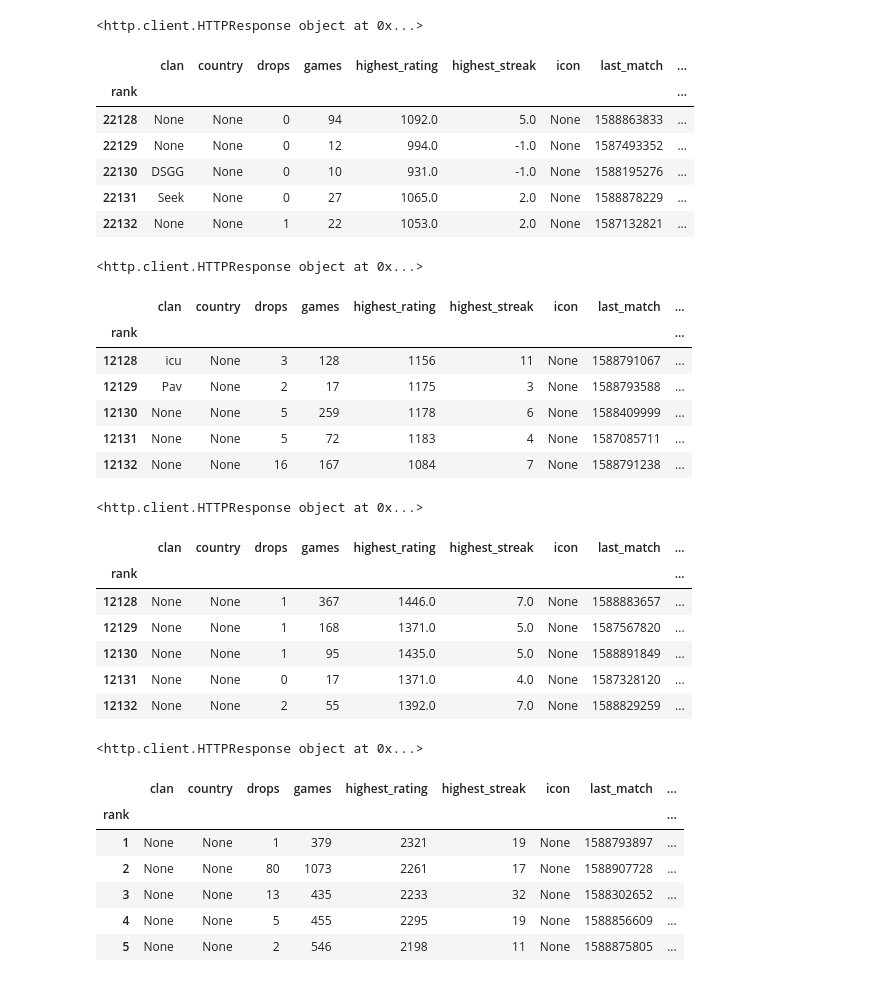
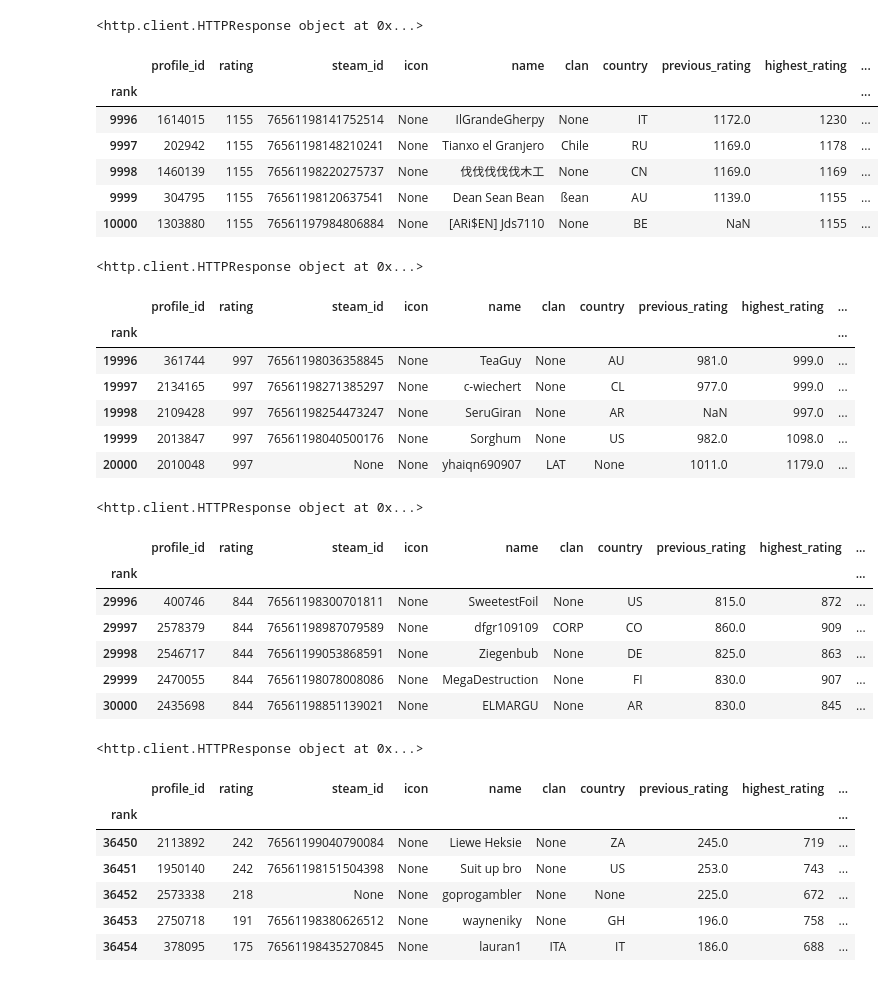
Before and after one commit to DIaDaynaDay/Age-Of-Empires-2-DE, a Jupyter notebook: data obtaining.ipynb, the cells around one changed output. Saved outputs shown, nothing was run; the diff lists cells and outputs as text; code cells hidden in the pictures.

Commit message:
Obtained new data, but now prediction models don't work, will fix later

```diff
--- a/data obtaining.ipynb
+++ b/data obtaining.ipynb
@@ -3,7 +3,7 @@ import urllib
 import json                 # Used to load data into JSON format
 from pprint import pprint   # pretty-print
 # %%
-url = "https://aoe2.net/api/leaderboard?game=aoe2de&leaderboard_id=3&start=22128&count=10000"
+url = "https://aoe2.net/api/leaderboard?game=aoe2de&leaderboard_id=3&start=1&count=10000"
 response = urllib.request.urlopen(url)
 print(response)
 # Just an object:   <http.client.HTTPResponse at 0x7f2618123e10>
@@ -16,14 +16,15 @@ json_data = json.loads(text)
 # %%
 import pandas as pd
 # %%
-df1=pd.DataFrame(data=json_data['leaderboard'], index = df1['rank'])
-df1.head()
+df1 = pd.DataFrame(data=json_data['leaderboard'])
+df1 = df1.set_index('rank')
+df1.tail()
 # %% [output]
-|  | clan | country | drops | games | highest_rating | highest_streak | icon | last_match | ... |
-| rank |  |  |  |  |  |  |  |  | ... |
-| 22128 | None | None | 0 | 94 | 1092.0 | 5.0 | None | 1588863833 | ... |
-| 22129 | None | None | 0 | 12 | 994.0 | -1.0 | None | 1587493352 | ... |
-| 22130 | DSGG | None | 0 | 10 | 931.0 | -1.0 | None | 1588195276 | ... |
-| 22131 | Seek | None | 0 | 27 | 1065.0 | 2.0 | None | 1588878229 | ... |
-| 22132 | None | None | 1 | 22 | 1053.0 | 2.0 | None | 1587132821 | ... |
+|  | profile_id | rating | steam_id | icon | name | clan | country | previous_rating | highest_rating | ... |
+| rank |  |  |  |  |  |  |  |  |  | ... |
+| 9996 | 1614015 | 1155 | 76561198141752514 | None | IlGrandeGherpy | None | IT | 1172.0 | 1230 | ... |
+| 9997 | 202942 | 1155 | 76561198148210241 | None | Tianxo el Granjero | Chile | RU | 1169.0 | 1178 | ... |
+| 9998 | 1460139 | 1155 | 76561198220275737 | None | 伐伐伐伐伐木工 | None | CN | 1169.0 | 1169 | ... |
+| 9999 | 304795 | 1155 | 76561198120637541 | None | Dean Sean Bean | ßean | AU | 1139.0 | 1155 | ... |
+| 10000 | 1303880 | 1155 | 76561197984806884 | None | [ARi$EN] Jds7110 | None | BE | NaN | 1155 | ... |
 # %%
@@ -36,14 +37,15 @@ json_data = json.loads(text)
 # %% [output]
 <http.client.HTTPResponse object at 0x...>
 # %%
-df2=pd.DataFrame(data=json_data['leaderboard'],index = df2['rank'])
-df2.head()
+df2=pd.DataFrame(data=json_data['leaderboard'])
+df2 = df2.set_index('rank')
+df2.tail()
 # %% [output]
-|  | clan | country | drops | games | highest_rating | highest_streak | icon | last_match | ... |
-| rank |  |  |  |  |  |  |  |  | ... |
-| 12128 | icu | None | 3 | 128 | 1156 | 11 | None | 1588791067 | ... |
-| 12129 | Pav | None | 2 | 17 | 1175 | 3 | None | 1588793588 | ... |
-| 12130 | None | None | 5 | 259 | 1178 | 6 | None | 1588409999 | ... |
-| 12131 | None | None | 5 | 72 | 1183 | 4 | None | 1587085711 | ... |
-| 12132 | None | None | 16 | 167 | 1084 | 7 | None | 1588791238 | ... |
+|  | profile_id | rating | steam_id | icon | name | clan | country | previous_rating | highest_rating | ... |
+| rank |  |  |  |  |  |  |  |  |  | ... |
+| 19996 | 361744 | 997 | 76561198036358845 | None | TeaGuy | None | AU | 981.0 | 999.0 | ... |
+| 19997 | 2134165 | 997 | 76561198271385297 | None | c-wiechert | None | CL | 977.0 | 999.0 | ... |
+| 19998 | 2109428 | 997 | 76561198254473247 | None | SeruGiran | None | AR | NaN | 997.0 | ... |
+| 19999 | 2013847 | 997 | 76561198040500176 | None | Sorghum | None | US | 982.0 | 1098.0 | ... |
+| 20000 | 2010048 | 997 | None | None | yhaiqn690907 | LAT | None | 1011.0 | 1179.0 | ... |
 # %%
@@ -56,14 +58,15 @@ json_data = json.loads(text)
 # %% [output]
 <http.client.HTTPResponse object at 0x...>
 # %%
-df3=pd.DataFrame(data=json_data['leaderboard'], index = df3['rank'])
-df3.head()
+df3=pd.DataFrame(data=json_data['leaderboard'])
+df3 = df3.set_index('rank')
+df3.tail()
 # %% [output]
-|  | clan | country | drops | games | highest_rating | highest_streak | icon | last_match | ... |
-| rank |  |  |  |  |  |  |  |  | ... |
-| 12128 | None | None | 1 | 367 | 1446.0 | 7.0 | None | 1588883657 | ... |
-| 12129 | None | None | 1 | 168 | 1371.0 | 5.0 | None | 1587567820 | ... |
-| 12130 | None | None | 1 | 95 | 1435.0 | 5.0 | None | 1588891849 | ... |
-| 12131 | None | None | 0 | 17 | 1371.0 | 4.0 | None | 1587328120 | ... |
-| 12132 | None | None | 2 | 55 | 1392.0 | 7.0 | None | 1588829259 | ... |
+|  | profile_id | rating | steam_id | icon | name | clan | country | previous_rating | highest_rating | ... |
+| rank |  |  |  |  |  |  |  |  |  | ... |
+| 29996 | 400746 | 844 | 76561198300701811 | None | SweetestFoil | None | US | 815.0 | 872 | ... |
+| 29997 | 2578379 | 844 | 76561198987079589 | None | dfgr109109 | CORP | CO | 860.0 | 909 | ... |
+| 29998 | 2546717 | 844 | 76561199053868591 | None | Ziegenbub | None | DE | 825.0 | 863 | ... |
+| 29999 | 2470055 | 844 | 76561198078008086 | None | MegaDestruction | None | FI | 830.0 | 907 | ... |
+| 30000 | 2435698 | 844 | 76561198851139021 | None | ELMARGU | None | AR | 830.0 | 845 | ... |
 # %%
@@ -76,16 +79,17 @@ json_data = json.loads(text)
 # %% [output]
 <http.client.HTTPResponse object at 0x...>
 # %%
-df4=pd.DataFrame(data=json_data['leaderboard'],index = df4['rank'])
-df4.head()
+df4=pd.DataFrame(data=json_data['leaderboard'])
+df4 = df4.set_index('rank')
+df4.tail()
 # %% [output]
-|  | clan | country | drops | games | highest_rating | highest_streak | icon | last_match | ... |
-| rank |  |  |  |  |  |  |  |  | ... |
-| 1 | None | None | 1 | 379 | 2321 | 19 | None | 1588793897 | ... |
-| 2 | None | None | 80 | 1073 | 2261 | 17 | None | 1588907728 | ... |
-| 3 | None | None | 13 | 435 | 2233 | 32 | None | 1588302652 | ... |
-| 4 | None | None | 5 | 455 | 2295 | 19 | None | 1588856609 | ... |
-| 5 | None | None | 2 | 546 | 2198 | 11 | None | 1588875805 | ... |
+|  | profile_id | rating | steam_id | icon | name | clan | country | previous_rating | highest_rating | ... |
+| rank |  |  |  |  |  |  |  |  |  | ... |
+| 36450 | 2113892 | 242 | 76561199040790084 | None | Liewe Heksie | None | ZA | 245.0 | 719 | ... |
+| 36451 | 1950140 | 242 | 76561198151504398 | None | Suit up bro | None | US | 253.0 | 743 | ... |
+| 36452 | 2573338 | 218 | None | None | goprogambler | None | None | 225.0 | 672 | ... |
+| 36453 | 2750718 | 191 | 76561198380626512 | None | wayneniky | None | GH | 196.0 | 758 | ... |
+| 36454 | 378095 | 175 | 76561198435270845 | None | lauran1 | ITA | IT | 186.0 | 688 | ... |
 # %%
 df4.tail()
 # %% [output]
```
Also changed, not shown: parts of 14 cells of this notebook, 2 other files.
